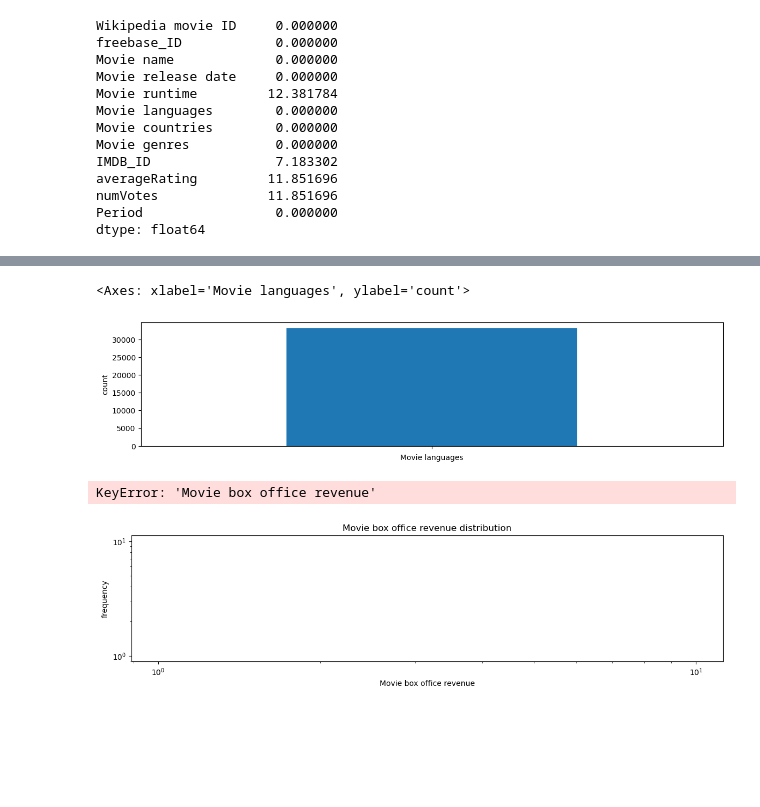
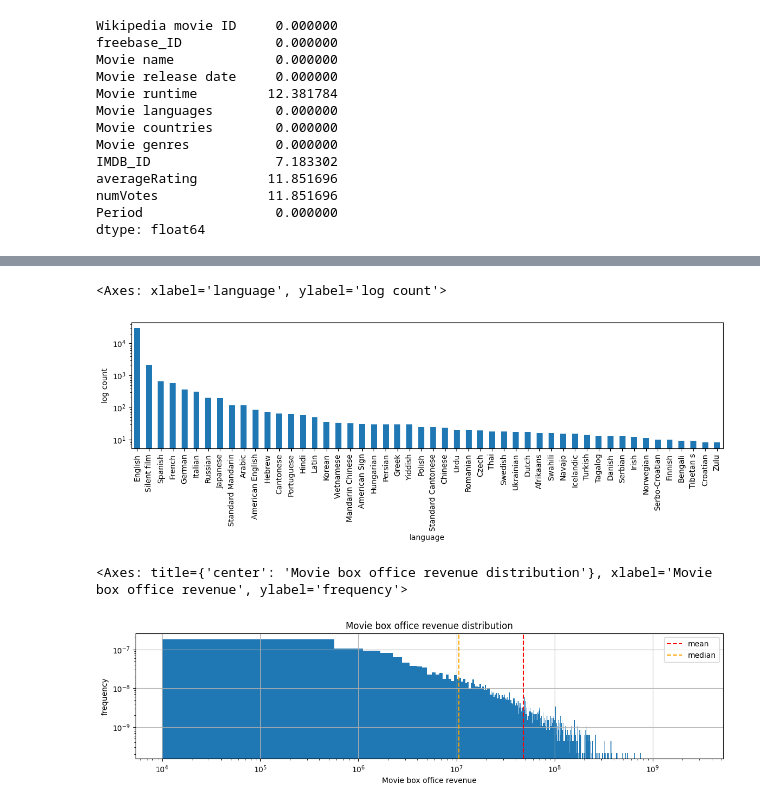
Before and after one commit to epfl-ada/ada-2024-project-metal2024, a Jupyter notebook: results.ipynb, the cells around one changed output, grey strips where cells are left out. Drawn from its saved outputs; the diff is of its cells as text; code cells hidden in the pictures; blank space fills up the shorter version.

```diff
--- a/results.ipynb
+++ b/results.ipynb
@@ -244,12 +228,10 @@ unwanted_genres = ['Silent film', 'Short Film']
 # %% [markdown]
 Filter the movies dataset. We only keep the movies released after 1900 and from the USA.
 # %%
-movies_df = pd.read_csv(path + "processed_movies.csv")
+movies_df = pd.read_csv("data/processed_movies.csv")
 
 movies_df['Period'] = movies_df['Movie release date'].apply(map_year_to_periods, periods=periods_map)
 
-#movies_df.columns = ["Wikipedia movie ID", "Freebase movie ID", "Movie name", "Movie release date", "Movie box office revenue", "Movie runtime", "Movie languages (Freebase ID:name tuples)", "Movie countries (Freebase ID:name tuples)", "Movie genres (Freebase ID:name tuples)"]
-
 movies_df['Period'].head(10)
 # %% [output]
 0    [The Post-Cold War and the New World Order (19...
@@ -675,19 +652,19 @@ countries.plot(kind="bar")
 # %%
-def get_language(string):
-    try:
-        return string.split('"')[3].replace("Language", "").strip()
-    except:
-        return ""
-
-languages = movies_df["Movie languages"].apply(get_language).value_counts().head(50)
+flattened = [genre.replace("Language", "").replace("language", "").strip() for items in movies_df["Movie languages"] for genre in ast.literal_eval(items)]
+languages = pd.Series(flattened).value_counts().head(50)
 plt.figure(figsize=(14,3))
 plt.xlabel("language")
-plt.ylabel("count")
+plt.ylabel("log count")
+plt.yscale("log")
 languages.plot(kind="bar")
 # %% [output]
-<Axes: xlabel='Movie languages', ylabel='count'>
+<Axes: xlabel='language', ylabel='log count'>
-[figure, old version]
+[figure, new version]
 # %%
+movies_df_unprocessed = pd.read_csv("data/movie.metadata.tsv", sep="\t", header=None)
+movies_df_unprocessed.columns = ["Wikipedia movie ID", "Freebase movie ID", "Movie name", "Movie release date", "Movie box office revenue", "Movie runtime", "Movie languages (Freebase ID:name tuples)", "Movie countries (Freebase ID:name tuples)", "Movie genres (Freebase ID:name tuples)"]
+
+
 plt.figure(figsize=(14,3))
 plt.title("Movie box office revenue distribution")
 plt.xlabel("Movie box office revenue")
@@ -695,12 +672,12 @@ plt.ylabel("frequency")
 #plt.xlim(0, 100000000)
 plt.xscale("log")
 plt.yscale("log")
-plt.axvline(movies_df["Movie box office revenue"].mean(), color="red", label="mean", linestyle="--")
-plt.axvline(movies_df["Movie box office revenue"].median(), color="orange", label="median", linestyle="--")
+plt.axvline(movies_df_unprocessed["Movie box office revenue"].mean(), color="red", label="mean", linestyle="--")
+plt.axvline(movies_df_unprocessed["Movie box office revenue"].median(), color="orange", label="median", linestyle="--")
 plt.legend()
-movies_df["Movie box office revenue"].hist(density=True, bins=5000)
+movies_df_unprocessed["Movie box office revenue"].hist(density=True, bins=5000)
 # %% [output]
-KeyError: 'Movie box office revenue'
+<Axes: title={'center': 'Movie box office revenue distribution'}, xlabel='Movie box office revenue', ylabel='frequency'>
-[figure, old version]
+[figure, new version]
 # %%
 print("Top 50 films with the highest movie box office revenue")
```
Also changed, not shown: parts of 24 cells of this notebook, 2 other files.
